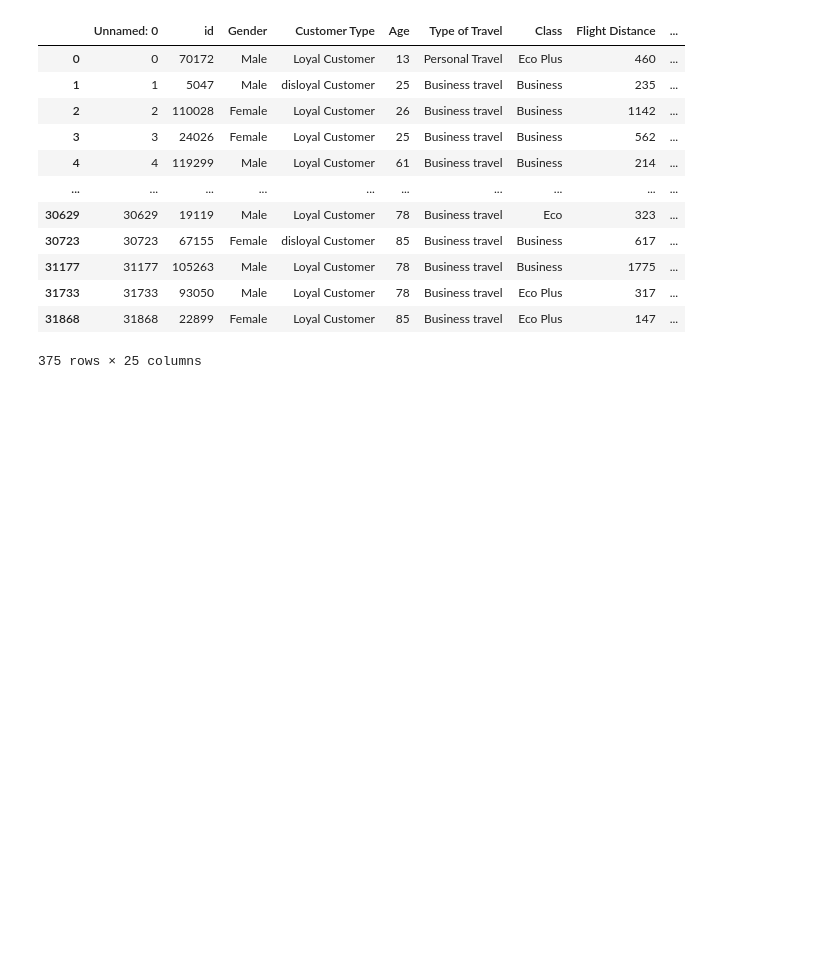
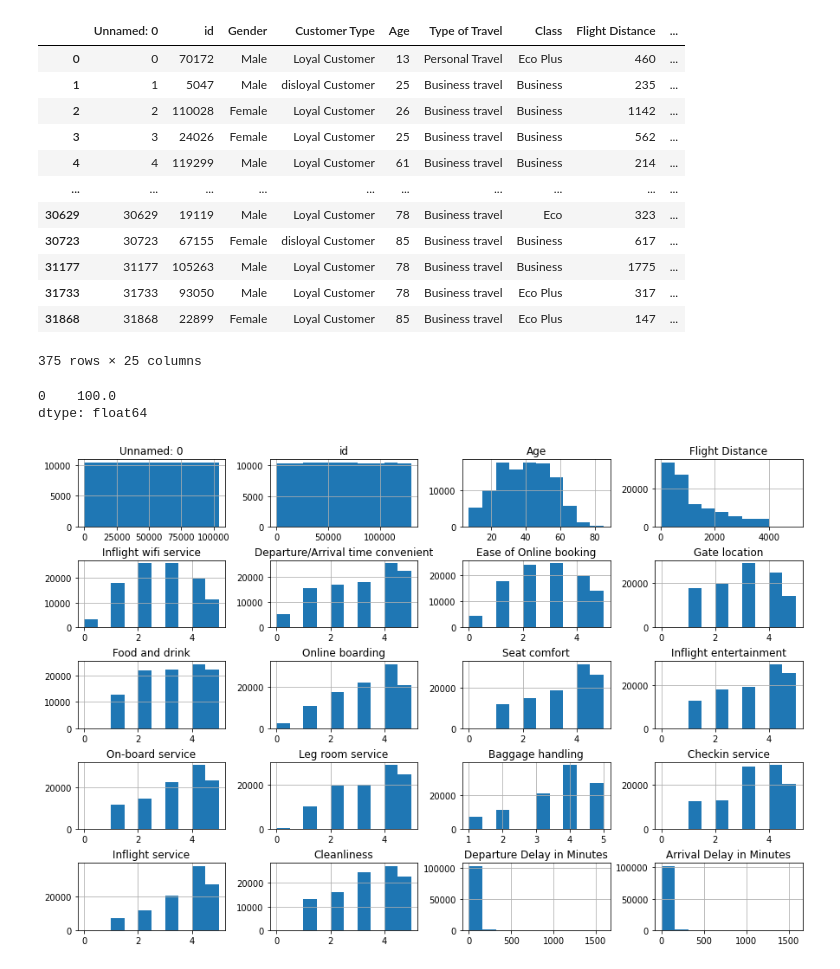
Before and after one commit to pemiran1/Capstone-Two-Airline-Satisfaction-Project, a Jupyter notebook: airline-project.ipynb, the cells around one changed output. Cells and saved outputs as stored; diff of their text form; code cells hidden in the pictures; blank space fills up the shorter version.

Commit message:
Kaggle Notebook | Airline Project | Version 5

```diff
--- a/airline-project.ipynb
+++ b/airline-project.ipynb
@@ -235,3 +235,19 @@ age_summary.head()
 | 31733 | 31733 | 93050 | Male | Loyal Customer | 78 | Business travel | Eco Plus | 317 | ... |
 | 31868 | 31868 | 22899 | Female | Loyal Customer | 85 | Business travel | Eco Plus | 147 | ... |
 375 rows × 25 columns
+# %%
+#Drop missing values for 'id'
+missing_id = airline_data[['id', 'Age']].isnull().sum(axis=1)
+missing_id.value_counts()/len(missing_id) * 100
+# %% [output]
+0    100.0
+dtype: float64
+# %%
+#Remove missing values
+airline_data = airline_data[missing_id != 2]
+# %%
+#View Distributions through histograms
+airline_data.hist(figsize=(15, 10))
+plt.subplots_adjust(hspace=0.5);
+# %% [output]
+[figure, added]
```
